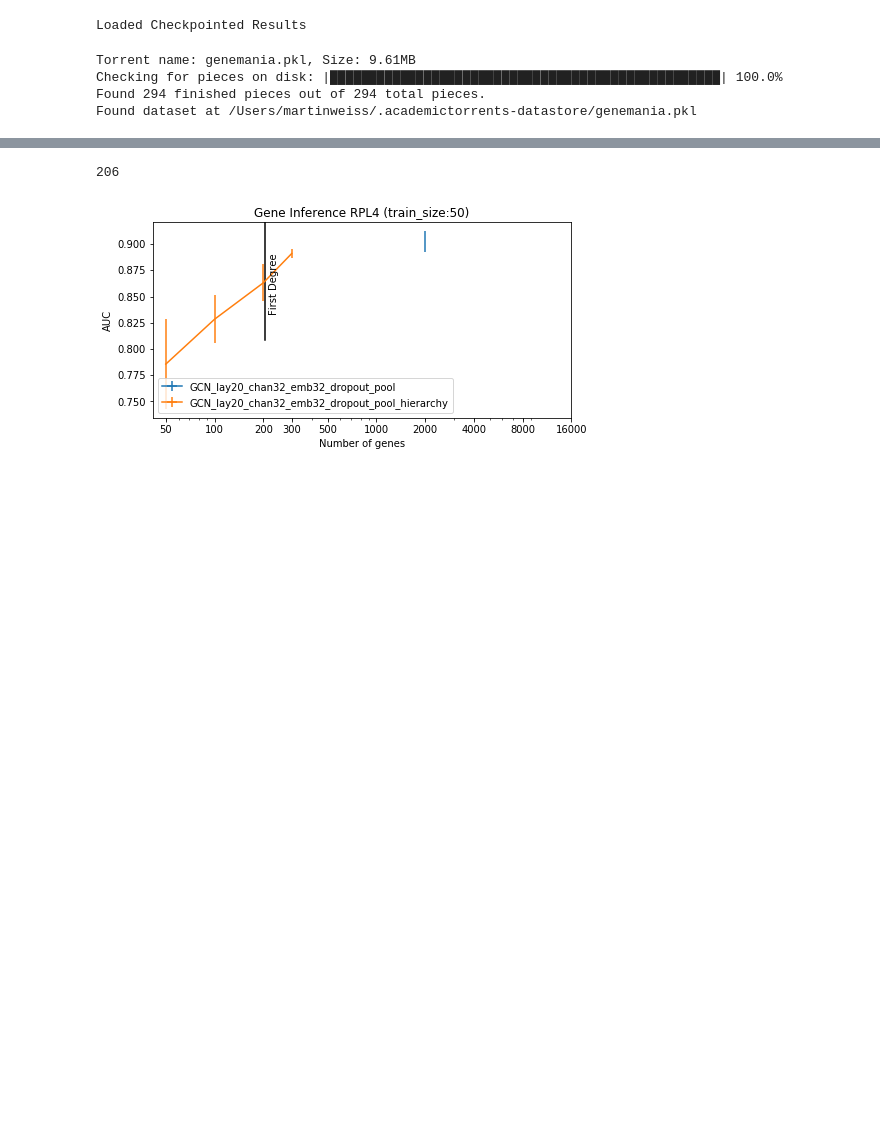
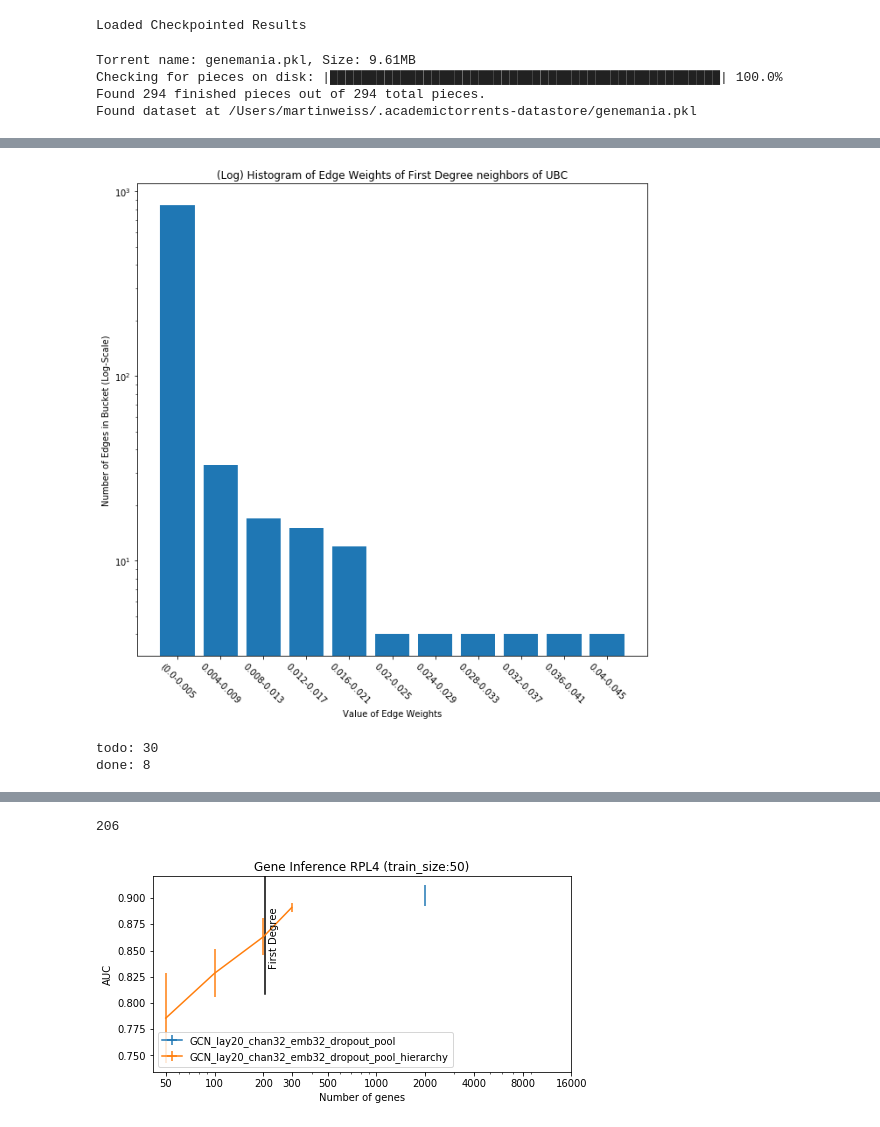
Before and after one commit to mila-iqia/gene-graph-conv, a Jupyter notebook: clustering-methods-Copy1.ipynb, the cells around one changed output, grey strips where cells are left out. Cells and saved outputs as stored; diff of their text form; code cells hidden in the pictures; blank space fills up the shorter version.

```diff
--- a/clustering-methods-Copy1.ipynb
+++ b/clustering-methods-Copy1.ipynb
@@ -155,0 +133,37 @@ plt.show()
+# %%
+ubc_nx_graph = nx.Graph()
+for node1, node2, edge in nx_graph.edges("UBC", data="weight"):
+    ubc_nx_graph.add_node(node1)
+    ubc_nx_graph.add_node(node2)
+    ubc_nx_graph.add_edge(node1, node2, weight=edge)
+ubc_adj = np.asarray(nx.to_numpy_matrix(ubc_nx_graph))
+# %%
+ubc_adj.max()
+def bucket_weights_ubc(adj, bins):
+    labels = ["".join(str(labels[0]) + "-" + str(round(labels[1], 3))) for labels in zip(bins, bins + 0.005)]
+    labels[0] = "(" + labels[0]
+
+    results = []
+    nodes = {}
+    for x in bins:
+        subgraph = ((adj > x) & (adj <= x + 0.1))
+        results.append(subgraph.sum())
+        nodes[x] = subgraph
+    return results, labels, nodes
+# %%
+bins = np.array([round(x, 3) for x in np.arange(0., .043, 0.004)])
+ubc_results, ubc_labels, nodes = bucket_weights_ubc(ubc_adj[::2], bins)
+# %%
+plt.figure(figsize=(9, 9))
+
+plt.bar(x=ubc_labels, height=ubc_results, log=1)
+plt.title("(Log) Histogram of Edge Weights of First Degree neighbors of UBC")
+plt.xlabel("Value of Edge Weights")
+plt.ylabel("Number of Edges in Bucket (Log-Scale)")
+plt.xlim=1.0
+plt.xticks(rotation=-45)
+
+plt.tight_layout()
+plt.show()
+# %% [output]
+[figure, added]
@@ -156,2 +184,17 @@ plt.show()
+# %%
+# Create the set of all experiment ids and see which are left to do
+columns = ["gene", "model", "with_UBC", "train_size", "seed"]
+all_exp_ids = [x for x in itertools.product(["RPL3"], models, [True, False], [50], range(trials))]
+all_exp_ids = pd.DataFrame(all_exp_ids, columns=columns)
+all_exp_ids.index = ["-".join(map(str, tup[1:])) for tup in all_exp_ids.itertuples(name=None)]
+results_exp_ids = results[columns].copy()
+results_exp_ids.index = ["-".join(map(str, tup[1:])) for tup in results_exp_ids.itertuples(name=None)]
+intersection_ids = all_exp_ids.index.intersection(results_exp_ids.index)
+todo = all_exp_ids.drop(intersection_ids).to_dict(orient="records")
+print("todo: " + str(len(todo)))
+print("done: " + str(len(results)))
+# %% [output]
+todo: 30
+done: 8
 # %%
 for row in todo:
```
Also changed, not shown: parts of 12 cells of this notebook, 3 other files.
